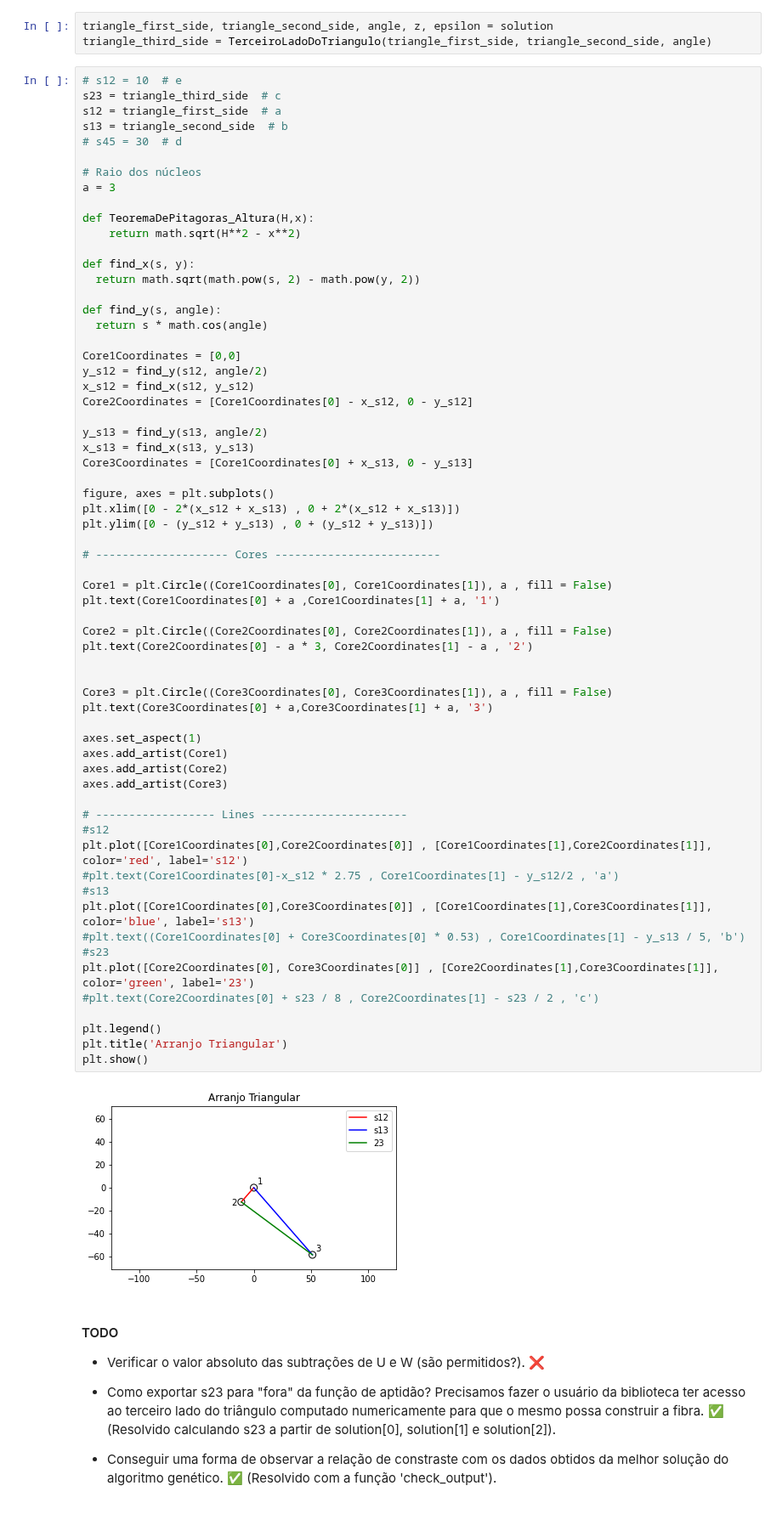
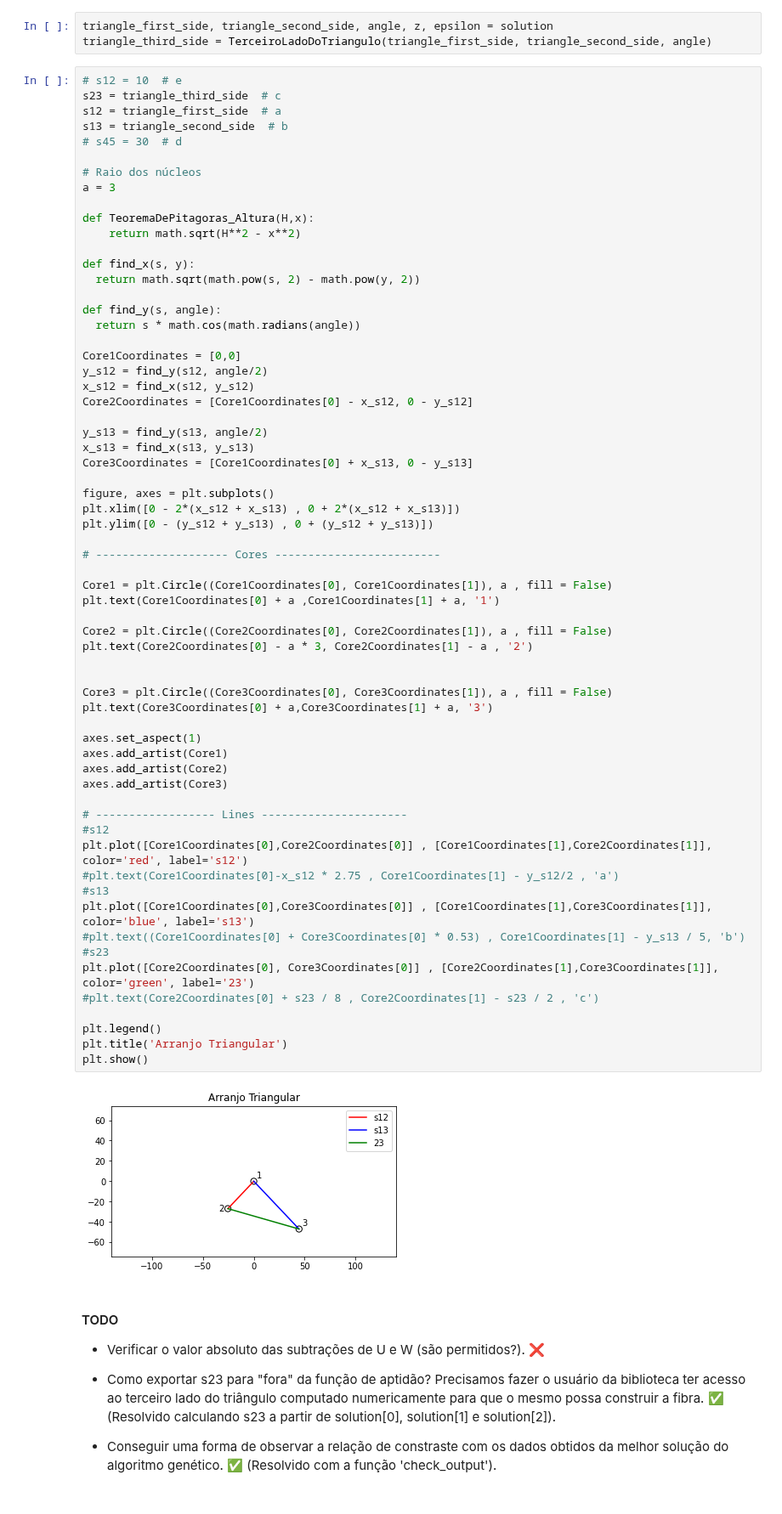
Before and after one commit to williambrunos/PIBIC, a Jupyter notebook: Semana_4/GA_PyGad_Implementation.ipynb, the cells around one changed output. Shown at 85% size. Drawn from its saved outputs; the diff is of its cells as text.

```diff
--- a/Semana_4/GA_PyGad_Implementation.ipynb
+++ b/Semana_4/GA_PyGad_Implementation.ipynb
@@ -677,7 +677,7 @@ def find_x(s, y):
   return math.sqrt(math.pow(s, 2) - math.pow(y, 2))
 
 def find_y(s, angle):
-  return s * math.cos(angle)
+  return s * math.cos(math.radians(angle))
 
 Core1Coordinates = [0,0]
 y_s12 = find_y(s12, angle/2)
@@ -697,34 +697,34 @@ plt.ylim([0 - (y_s12 + y_s13) , 0 + (y_s12 + y_s13)])
 Core1 = plt.Circle((Core1Coordinates[0], Core1Coordinates[1]), a , fill = False)
 plt.text(Core1Coordinates[0] + a ,Core1Coordinates[1] + a, '1')
 
 Core2 = plt.Circle((Core2Coordinates[0], Core2Coordinates[1]), a , fill = False)
 plt.text(Core2Coordinates[0] - a * 3, Core2Coordinates[1] - a , '2')
 
 
 Core3 = plt.Circle((Core3Coordinates[0], Core3Coordinates[1]), a , fill = False)
 plt.text(Core3Coordinates[0] + a,Core3Coordinates[1] + a, '3')
 
 axes.set_aspect(1)
 axes.add_artist(Core1)
 axes.add_artist(Core2)
 axes.add_artist(Core3)
 
 # ------------------ Lines ----------------------
 #s12
 plt.plot([Core1Coordinates[0],Core2Coordinates[0]] , [Core1Coordinates[1],Core2Coordinates[1]], color='red', label='s12')
 #plt.text(Core1Coordinates[0]-x_s12 * 2.75 , Core1Coordinates[1] - y_s12/2 , 'a')
 #s13
 plt.plot([Core1Coordinates[0],Core3Coordinates[0]] , [Core1Coordinates[1],Core3Coordinates[1]], color='blue', label='s13')
 #plt.text((Core1Coordinates[0] + Core3Coordinates[0] * 0.53) , Core1Coordinates[1] - y_s13 / 5, 'b')
 #s23
 plt.plot([Core2Coordinates[0], Core3Coordinates[0]] , [Core2Coordinates[1],Core3Coordinates[1]], color='green', label='23')
 #plt.text(Core2Coordinates[0] + s23 / 8 , Core2Coordinates[1] - s23 / 2 , 'c')
 
 plt.legend()
 plt.title('Arranjo Triangular')
 plt.show()
 # %% [output]
-[figure, old version]
+[figure, new version]
 # %% [markdown]
 #### TODO
 
```
Also changed, not shown: parts of 11 cells of this notebook.
